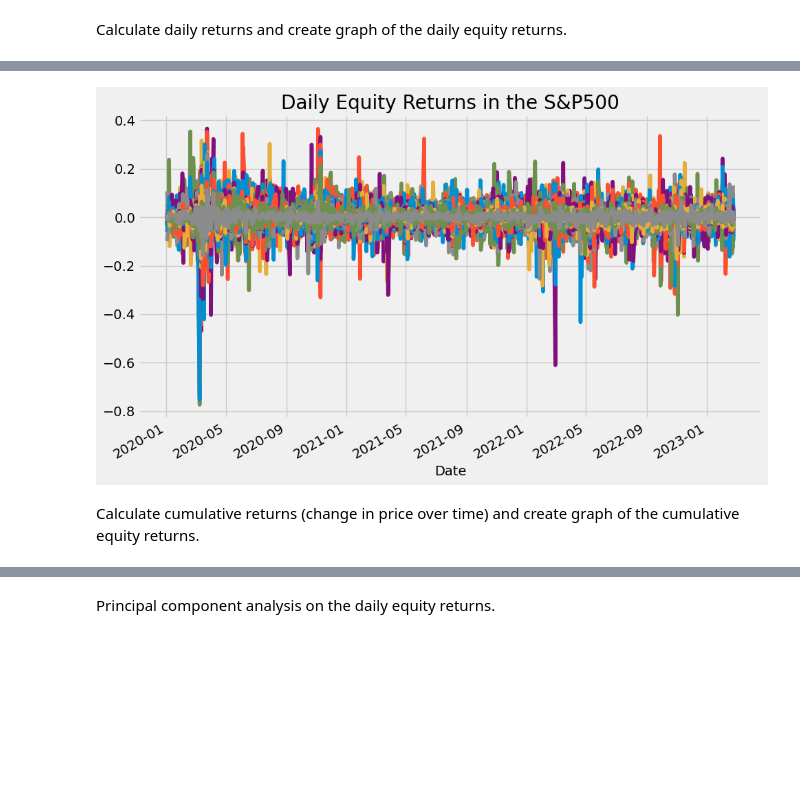
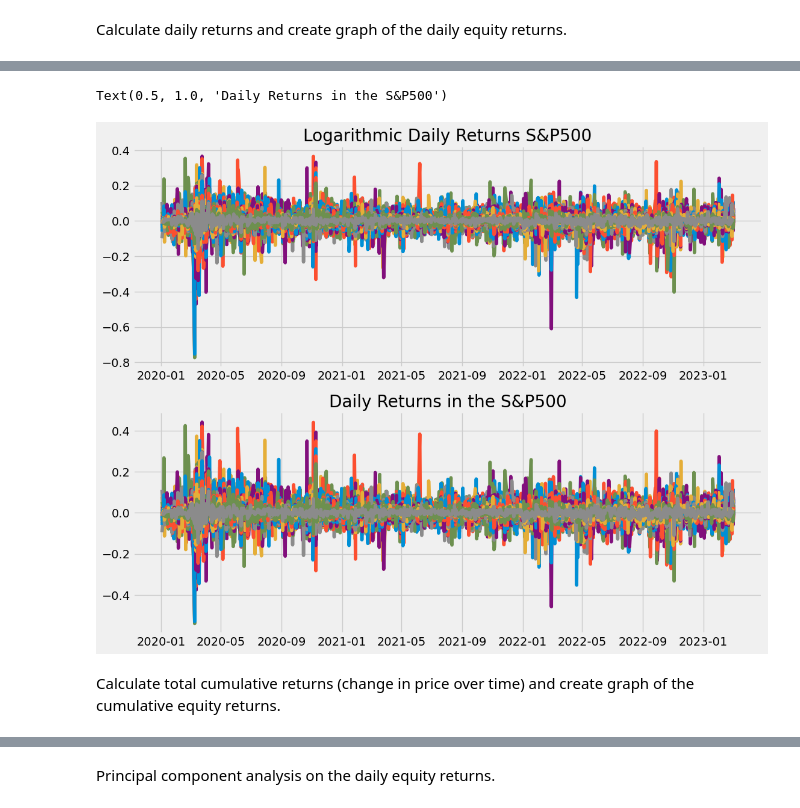
Before and after one commit to pkur3k/Principal-Component-Analysis-of-Equity-Returns, a Jupyter notebook: PCA_equity_returns_SP500.ipynb, the cells around one changed output, grey strips where cells are left out. Drawn from its saved outputs; the diff is of its cells as text; code cells hidden in the pictures; blank space fills up the shorter version.

```diff
--- a/PCA_equity_returns_SP500.ipynb
+++ b/PCA_equity_returns_SP500.ipynb
@@ -17,7 +17,7 @@ print(tickers)
 # %% [output]
 ['MMM', 'AOS', 'ABT', 'ABBV', 'ACN', 'ATVI', 'ADM', 'ADBE', 'ADP', 'AAP', 'AES', 'AFL', 'A', 'APD', 'AKAM', 'ALK', 'ALB', 'ARE', 'ALGN', 'ALLE', 'LNT', 'ALL', 'GOOGL', 'GOOG', 'MO', 'AMZN', 'AMCR', 'A ...
 # %%
-daily_prices = yf.download(tickers, start='2020-01-01')['Adj Close']
+df = yf.download(tickers, start='2020-01-01')
 # %% [output]
 [*********************100%***********************]  503 of 503 completed
 
@@ -29,4 +29,6 @@ Calculate daily returns and create graph of the daily equity returns.
 # %%
 import numpy as np
 
-daily_returns = daily_prices.apply(np.log).diff(1)
+daily_returns = df['Adj Close'].pct_change()
+daily_returns_log =  np.log(df['Adj Close']).diff()
+print(daily_returns)
@@ -33,11 +53,15 @@ daily_returns = daily_prices.apply(np.log).diff(1)
 # %%
 import matplotlib.pyplot as plt
 
 plt.style.use('fivethirtyeight')
-daily_returns.plot(legend=0, figsize=(10,6), grid=True, title='Daily Equity Returns in the S&P500')
-plt.tight_layout()
+fig, (ax1, ax2) = plt.subplots(nrows=2,  ncols=1, figsize=(12, 10))
+ax1.plot(daily_returns_log)
+ax1.set_title('Logarithmic Daily Returns S&P500')
+ax2.plot(daily_returns)
+ax2.set_title('Daily Returns in the S&P500')
 # %% [output]
+Text(0.5, 1.0, 'Daily Returns in the S&P500')
-[figure, old version]
+[figure, new version]
 # %% [markdown]
-Calculate cumulative returns (change in price over time) and create graph of the cumulative equity returns.
+Calculate total cumulative returns (change in price over time) and create graph of the cumulative equity returns.
 # %%
```
Also changed, not shown: parts of 9 cells of this notebook.
